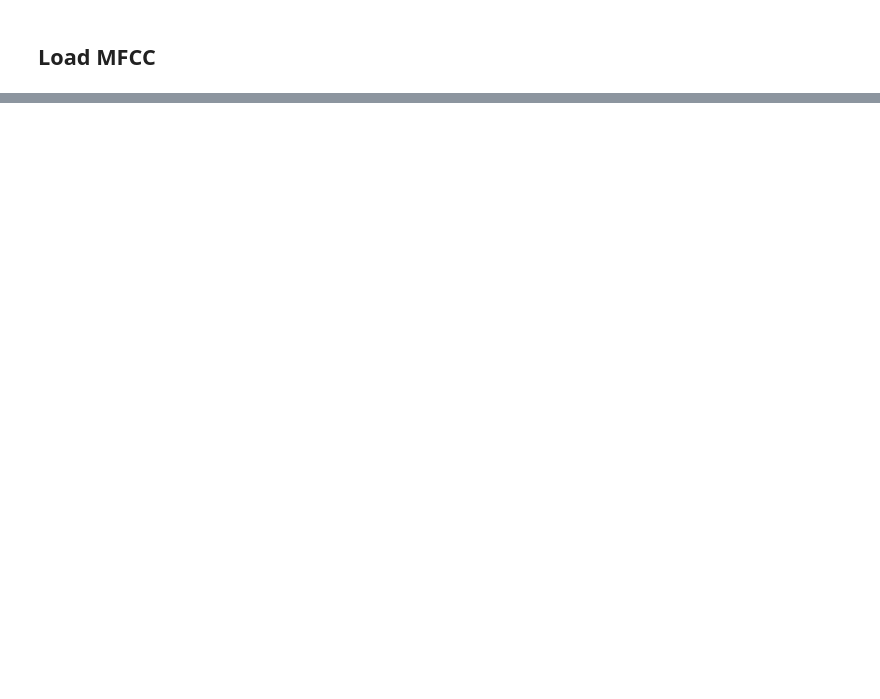
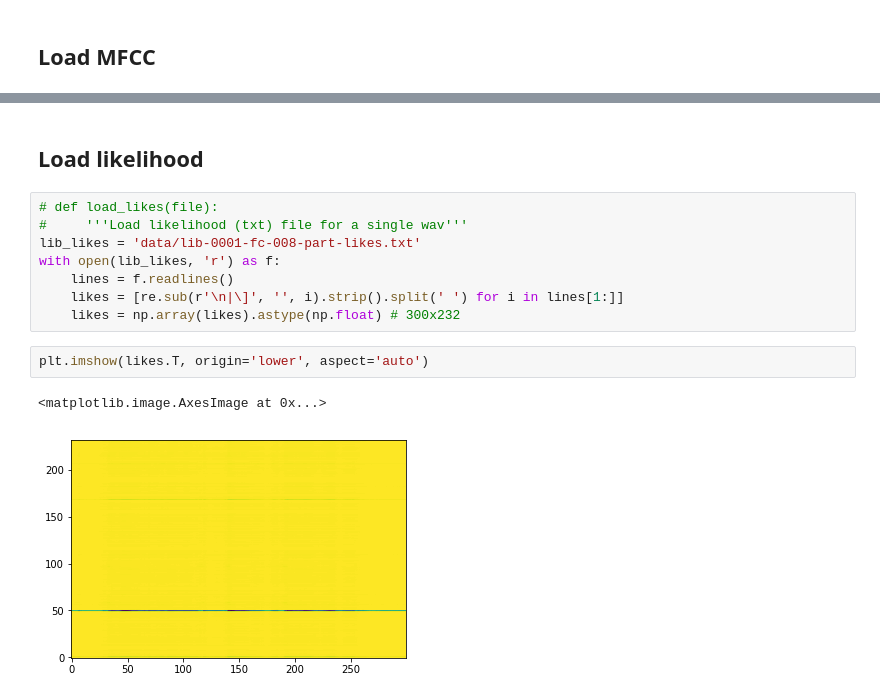
Before and after one commit to jaekookang/kaldi_tools, a Jupyter notebook: tools/calculate_likelihood_per_frame/calculate_likelihood_per_frame.ipynb, the cells around one changed output, grey strips where cells are left out. Cells and saved outputs as stored; diff of their text form; blank space fills up the shorter version.

```diff
--- a/tools/calculate_likelihood_per_frame.ipynb
+++ b/tools/calculate_likelihood_per_frame/calculate_likelihood_per_frame.ipynb
@@ -60,0 +111,15 @@ array([[  5.50168600e+01,  -2.61352000e+01,   1.11575300e+01, ...,
+# %% [markdown]
+## Load likelihood
+# %%
+# def load_likes(file):
+#     '''Load likelihood (txt) file for a single wav'''
+lib_likes = 'data/lib-0001-fc-008-part-likes.txt'
+with open(lib_likes, 'r') as f:
+    lines = f.readlines()
+    likes = [re.sub(r'\n|\]', '', i).strip().split(' ') for i in lines[1:]]
+    likes = np.array(likes).astype(np.float) # 300x232
+# %%
+plt.imshow(likes.T, origin='lower', aspect='auto')
+# %% [output]
+<matplotlib.image.AxesImage at 0x...>
+[figure, added]
```
Also changed, not shown: parts of 18 cells of this notebook, 17 other files.
